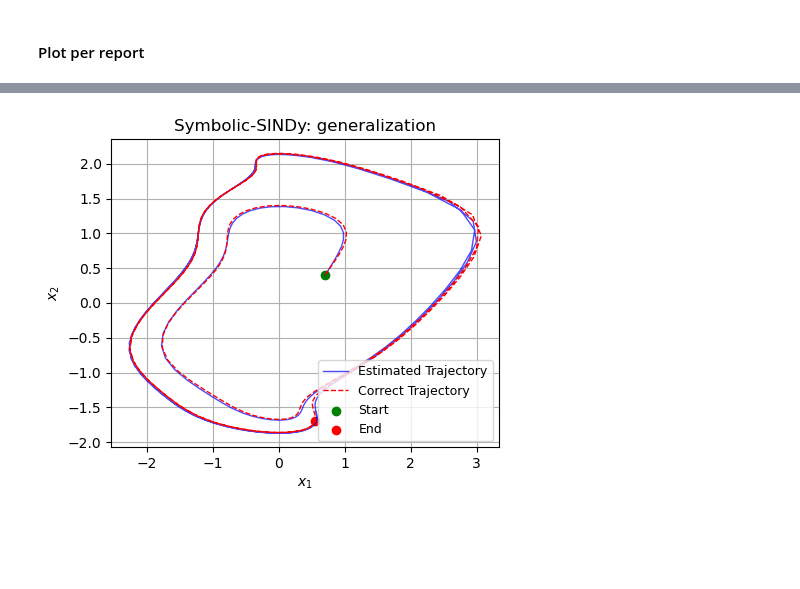
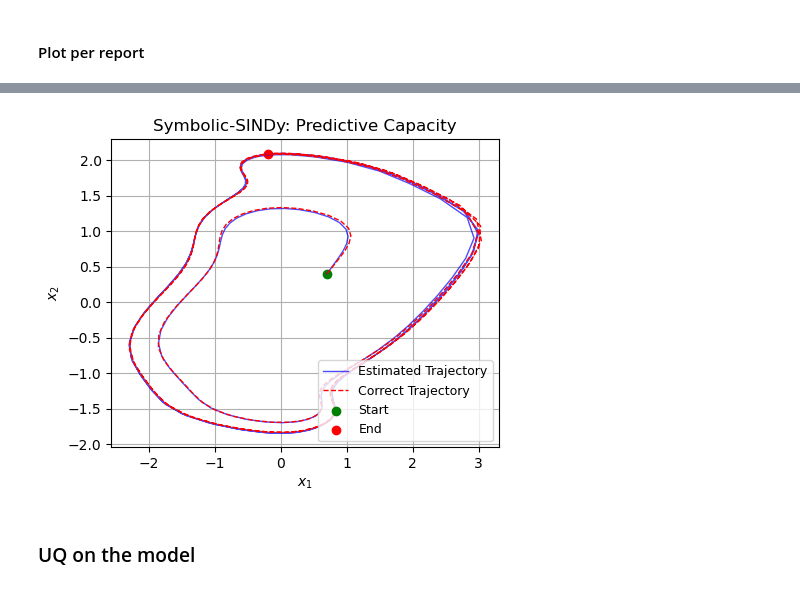
Before and after one commit to mattiagast/TesiBackup, a Jupyter notebook: Examples/oscillatingVdpODE/oscillatingVdp_par_w_SymbolicSINDy.ipynb, the cells around one changed output, grey strips where cells are left out. Cells and saved outputs as stored; diff of their text form; code cells hidden in the pictures; blank space fills up the shorter version.

```diff
--- a/Examples/oscillatingVdpODE/oscillatingVdp_par_w_SymbolicSINDy.ipynb
+++ b/Examples/oscillatingVdpODE/oscillatingVdp_par_w_SymbolicSINDy.ipynb
@@ -217,8 +207,10 @@ evaluate_traj(final_model, ode, freq, evaluate_sample, ics, ics, dim_x, dim_k, t
 # %%
 # Evaluation: Generalization for unseen time
 evaluate_sample = 1
-ics = [0.7, 0.4, 2.]
-title = 'Symbolic-SINDy: generalization'
+ics = [0.7, 0.4, 2.5]
+title = 'Symbolic-SINDy: Predictive Capacity'
 evaluate_traj(final_model, ode, freq, evaluate_sample, ics, ics, dim_x, dim_k, title=title, T_aux=20)
 # %% [output]
-[figure, old version]
+[figure, new version]
+# %% [markdown]
+### UQ on the model
```
Also changed, not shown: parts of 8 cells of this notebook, 36 other files.
